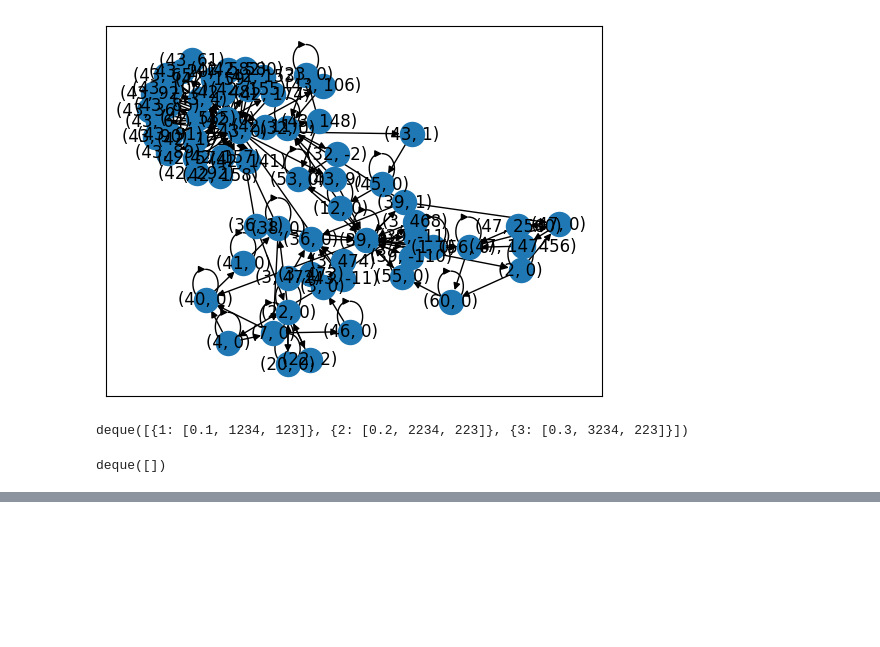
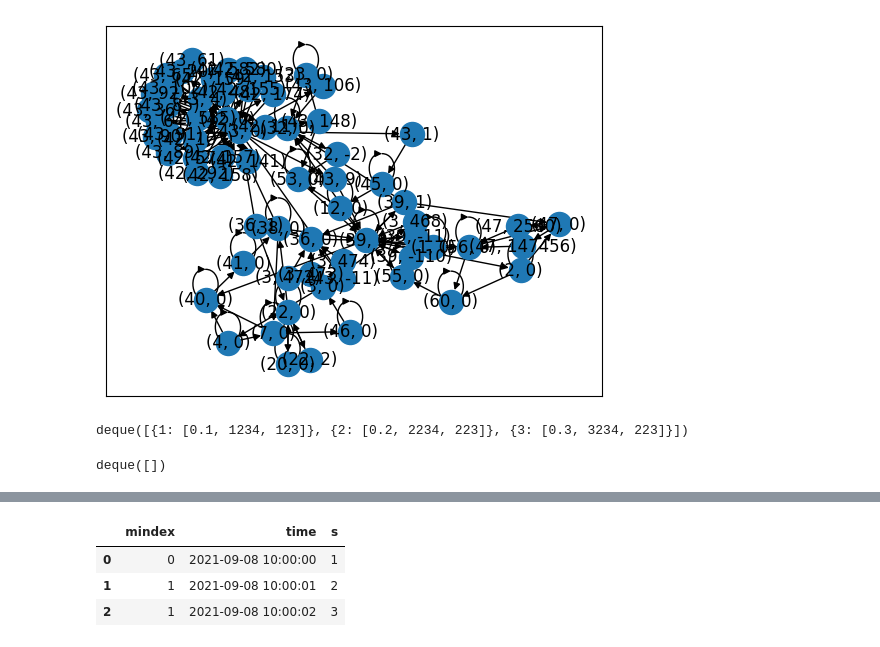
Before and after one commit to paperg/LID-DS-RAW, a Jupyter notebook: tools/analyze/learn.ipynb, the cells around one changed output, grey strips where cells are left out. Drawn from its saved outputs; the diff is of its cells as text; code cells hidden in the pictures; blank space fills up the shorter version.

Commit message:
1. GP module encoder decoder 2. data analyze

```diff
--- a/tools/analyze/learn.ipynb
+++ b/tools/analyze/learn.ipynb
@@ -317,0 +321,22 @@ deque([])
+# %%
+result = {}
+
+df_data = []
+
+result['mindex'] = 0
+result['time'] = '2021-09-08 10:00:00'
+result['s'] = 1
+
+df_data.append(result)
+
+result= {}
+result['mindex'] = 1
+result['time'] = '2021-09-08 10:00:01'
+result['s'] = 2
+df_data.append(result)
+
+result= {}
+result['mindex'] = 1
+result['time'] = '2021-09-08 10:00:02'
+result['s'] = 3
+df_data.append(result)
@@ -317,0 +349,9 @@ deque([])
+# %%
+df = pd.DataFrame(df_data)
+# %%
+df
+# %% [output]
+|  | mindex | time | s |
+| 0 | 0 | 2021-09-08 10:00:00 | 1 |
+| 1 | 1 | 2021-09-08 10:00:01 | 2 |
+| 2 | 1 | 2021-09-08 10:00:02 | 3 |
```
Also changed, not shown: parts of 17 cells of this notebook, 26 other files.
